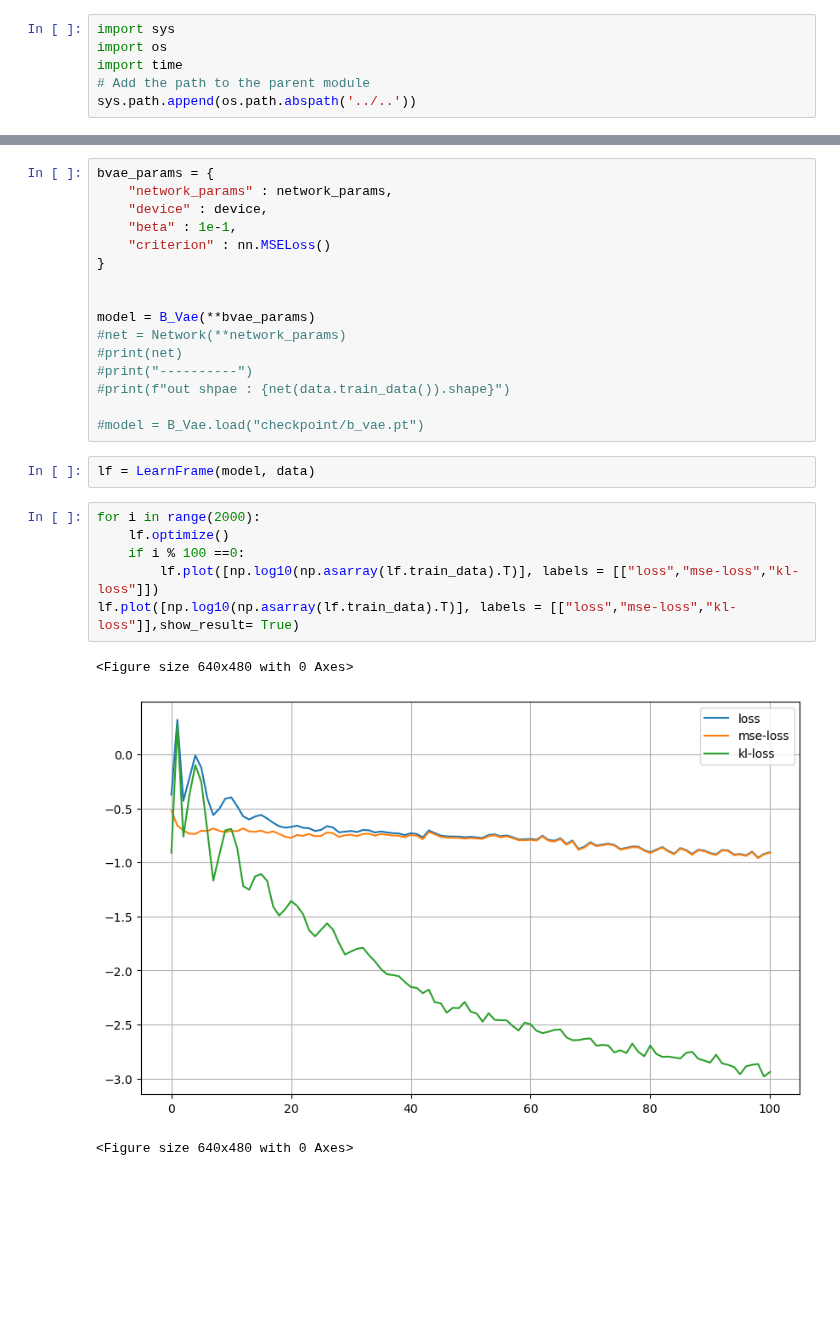
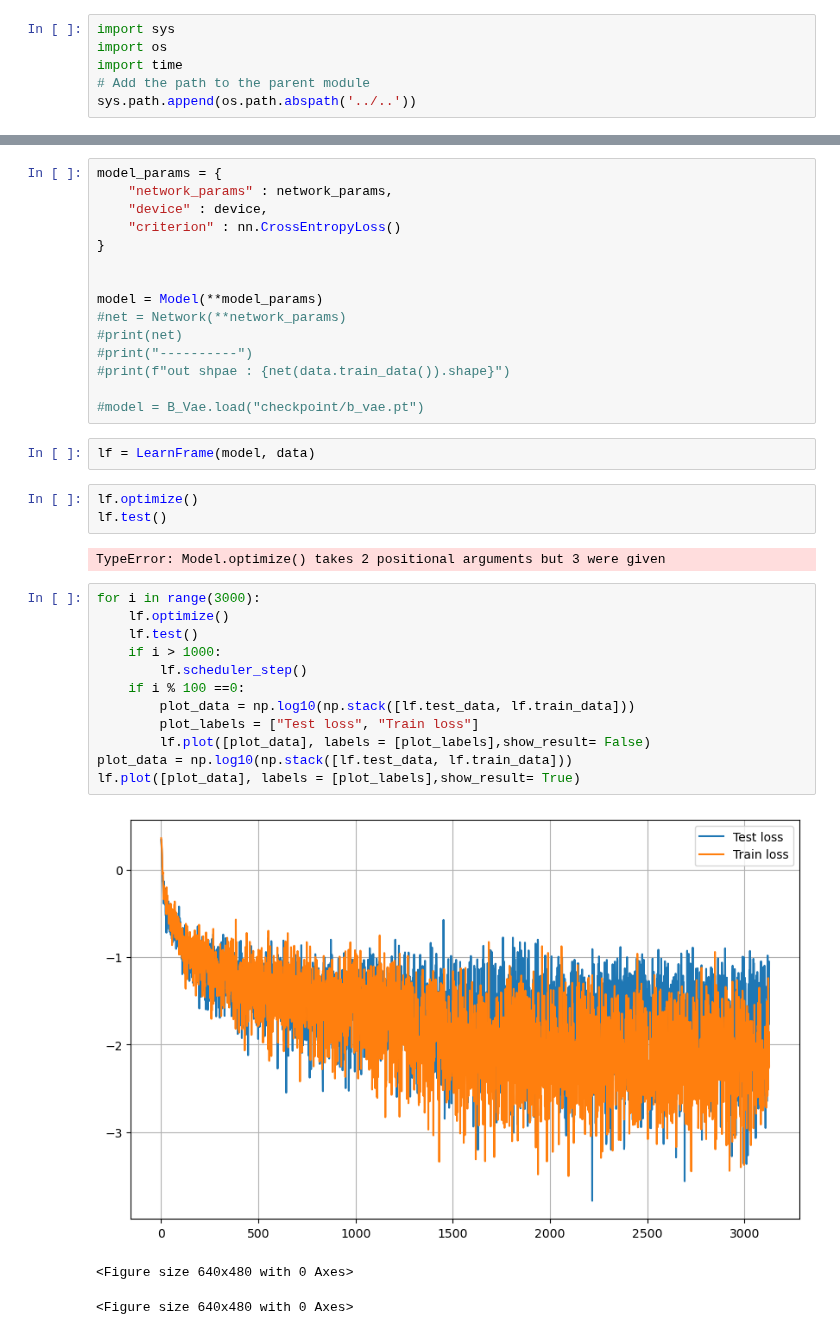
Before and after one commit to bcozmen/deeppy, a Jupyter notebook: tutorials/networks_advanced.ipynb, the cells around one changed output, grey strips where cells are left out. Cells and saved outputs as stored; diff of their text form; blank space fills up the shorter version.

```diff
--- a/tutorials/networks_advanced.ipynb
+++ b/tutorials/networks_advanced.ipynb
@@ -149,13 +136,12 @@ torch.Size([128, 1, 28, 28])
 # %%
-bvae_params = {
+model_params = {
     "network_params" : network_params,
     "device" : device,
-    "beta" : 1e-1,
-    "criterion" : nn.MSELoss()
+    "criterion" : nn.CrossEntropyLoss()
 }
 
 
-model = B_Vae(**bvae_params)
+model = Model(**model_params)
 #net = Network(**network_params)
 #print(net)
 #print("----------")
@@ -164,13 +150,24 @@ model = B_Vae(**bvae_params)
 #model = B_Vae.load("checkpoint/b_vae.pt")
 # %%
 lf = LearnFrame(model, data)
+# %%
+lf.optimize()
+lf.test()
+# %% [output]
+TypeError: Model.optimize() takes 2 positional arguments but 3 were given
 # %%
-for i in range(2000):
+for i in range(3000):
     lf.optimize()
+    lf.test()
+    if i > 1000:
+        lf.scheduler_step()
     if i % 100 ==0:
-        lf.plot([np.log10(np.asarray(lf.train_data).T)], labels = [["loss","mse-loss","kl-loss"]])
-lf.plot([np.log10(np.asarray(lf.train_data).T)], labels = [["loss","mse-loss","kl-loss"]],show_result= True)
+        plot_data = np.log10(np.stack([lf.test_data, lf.train_data]))
+        plot_labels = ["Test loss", "Train loss"]
+        lf.plot([plot_data], labels = [plot_labels],show_result= False)
+plot_data = np.log10(np.stack([lf.test_data, lf.train_data]))
+lf.plot([plot_data], labels = [plot_labels],show_result= True)
 # %% [output]
+[figure, new version]
 <Figure size 640x480 with 0 Axes>
-[figure, old version]
 <Figure size 640x480 with 0 Axes>
```
Also changed, not shown: parts of 11 cells of this notebook, 7 other files.
